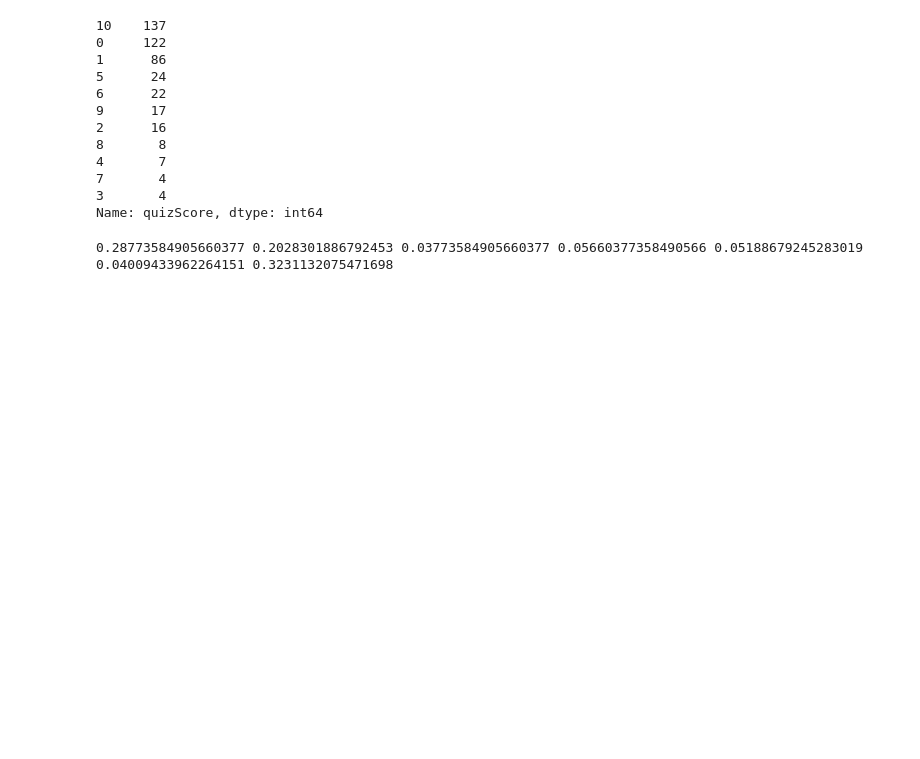
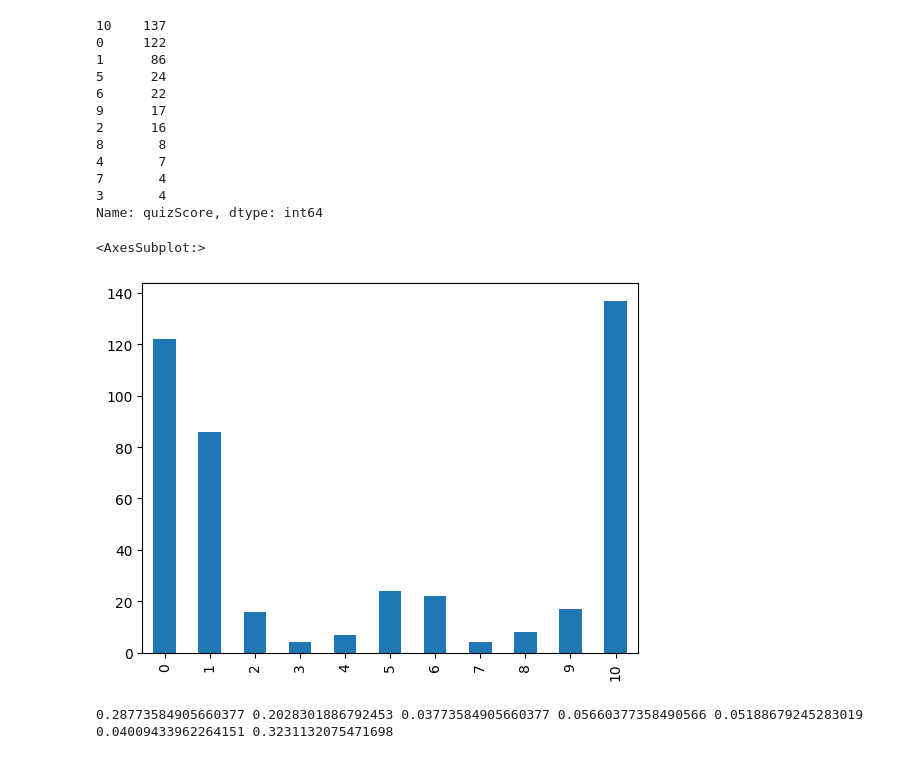
Before and after one commit to ysahil97/RobinHood-NeurIPS-2019, a Jupyter notebook: RL Project/jupy/MDP_MTurk.ipynb, the cells around one changed output. Drawn from its saved outputs; the diff is of its cells as text; code cells hidden in the pictures; blank space fills up the shorter version.

Commit message:
Further correct MDP and add histogram plots

```diff
--- a/RL Project/jupy/MDP_MTurk.ipynb
+++ b/RL Project/jupy/MDP_MTurk.ipynb
@@ -158,6 +158,11 @@ dataframe_data_male_1["quizScore"].value_counts()
 7       4
 3       4
 Name: quizScore, dtype: int64
+# %%
+dataframe_data_male_1["quizScore"].value_counts().sort_index().plot.bar()
+# %% [output]
+<AxesSubplot:>
+[figure, added]
 # %%
 sum = 137+122+86+24+22+17+16
 print(122.0/sum,86/sum,16/sum,24/sum,22/sum,17/sum,137.0/sum)
```
Also changed, not shown: parts of 21 cells of this notebook.
